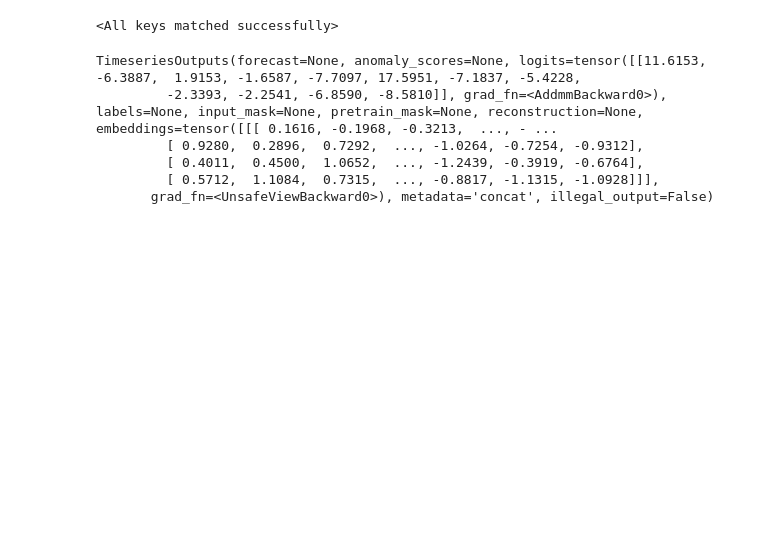
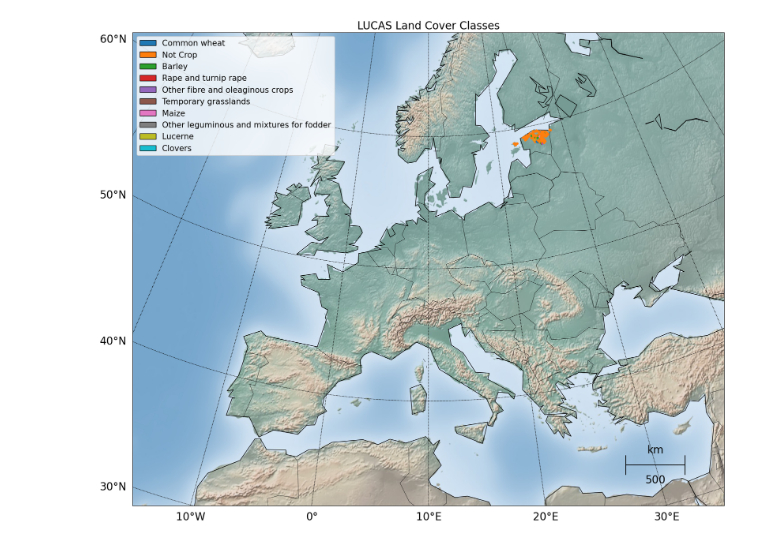
Before and after one commit to adamy03/CropTS, a Jupyter notebook: temp.ipynb, the cells around one changed output. Cells and saved outputs as stored; diff of their text form; code cells hidden in the pictures; blank space fills up the shorter version.

```diff
--- a/temp.ipynb
+++ b/temp.ipynb
@@ -40,14 +0,0 @@ with open(os.path.join(model_path, 'benchmarkv2_30_checkpoint/pytorch_model/mp_r
-# %%
-m2.load_state_dict(model['module'])
-# %% [output]
-<All keys matched successfully>
-# %%
-example = test_loader.dataset[1123]
-m2(example[0].unsqueeze(0), example[1].unsqueeze(0))
-# %% [output]
-TimeseriesOutputs(forecast=None, anomaly_scores=None, logits=tensor([[11.6153, -6.3887,  1.9153, -1.6587, -7.7097, 17.5951, -7.1837, -5.4228,
-         -2.3393, -2.2541, -6.8590, -8.5810]], grad_fn=<AddmmBackward0>), labels=None, input_mask=None, pretrain_mask=None, reconstruction=None, embeddings=tensor([[[ 0.1616, -0.1968, -0.3213,  ..., - ...
-         [ 0.9280,  0.2896,  0.7292,  ..., -1.0264, -0.7254, -0.9312],
-         [ 0.4011,  0.4500,  1.0652,  ..., -1.2439, -0.3919, -0.6764],
-         [ 0.5712,  1.1084,  0.7315,  ..., -0.8817, -1.1315, -1.0928]]],
-       grad_fn=<UnsafeViewBackward0>), metadata='concat', illegal_output=False)
@@ -53,0 +18,50 @@ TimeseriesOutputs(forecast=None, anomaly_scores=None, logits=tensor([[11.6153, -
+# %%
+data_path = '/scratch/bbug/ayang1/datasets/lucas_fused/csvs'
+dfs = []
+
+for ds in os.listdir(data_path):
+    if ds.endswith('.csv') and 'Estonia' in ds:
+        dfs.append(pd.read_csv(os.path.join(data_path, ds)))
+
+df = pd.concat(dfs)
+# df = df.loc[df['LABEL'] != 'NOT_CROP']
+# %%
+# Create a new figure for Basemap
+plt.figure(figsize=(20, 16))
+title_font=20
+legend_font=15
+axis_font=20
+
+#=========Map Setup=========
+# Initialize the Basemap for Europe
+m = Basemap(projection='lcc', resolution='c', lat_0=50, lon_0=10, width=5E6, height=4E6)
+m.drawcountries()
+m.drawcoastlines()
+m.shadedrelief()
+
+# Draw latitude and longitude lines
+m.drawparallels(np.arange(-80., 81., 10.), labels=[True, False, False, False], fontsize=axis_font)
+m.drawmeridians(np.arange(-180., 181., 10.), labels=[False, False, False, True], fontsize=axis_font)
+
+# You may need to adjust these values to fit the scale bar within your map
+scale_lon = 30  # Adjust this to move the scale bar left or right
+scale_lat = 33  # Adjust this to move the scale bar up or down
+m.drawmapscale(lon=scale_lon, lat=scale_lat, lon0=10, lat0=50, length=500, barstyle='simple', units='km', fontsize=axis_font)
+
+#=========Plotting=========
+cmap = sns.color_palette('tab10', len(df['LABEL'].unique()))
+colors = {label: cmap[i] for i, label in enumerate(df['LABEL'].unique())}
+
+for index, row in df.iterrows():
+    geom = ast.literal_eval(row['geo'])
+    x, y = m(geom['coordinates'][0], geom['coordinates'][1])
+    plt.plot(x, y, marker='o',color=colors[row['LABEL']], markersize=3, alpha=0.8)
+
+legend_elements = [Patch(facecolor=colors[crop], edgecolor='black',
+                     label=LUCAS2018_LEVEL2_CODES[crop]) for crop in colors.keys()]
+plt.legend(handles=legend_elements, loc='upper left', fontsize=legend_font)
+plt.title('LUCAS Land Cover Classes', fontsize=title_font)
+plt.show()
+# plt.savefig('./LUCAS_plot.png')
+# %% [output]
+[figure, added]
```
Also changed, not shown: parts of 9 cells of this notebook, 10 other files.
